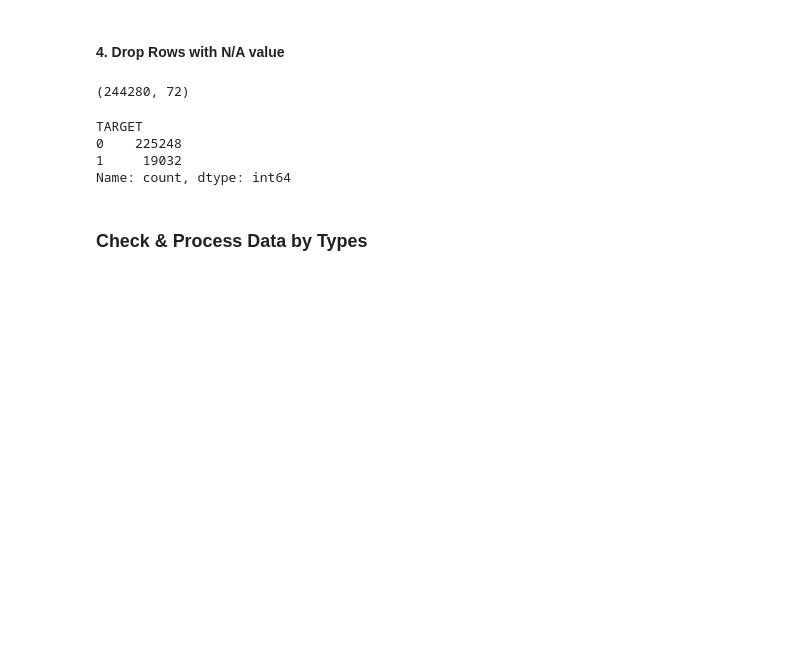
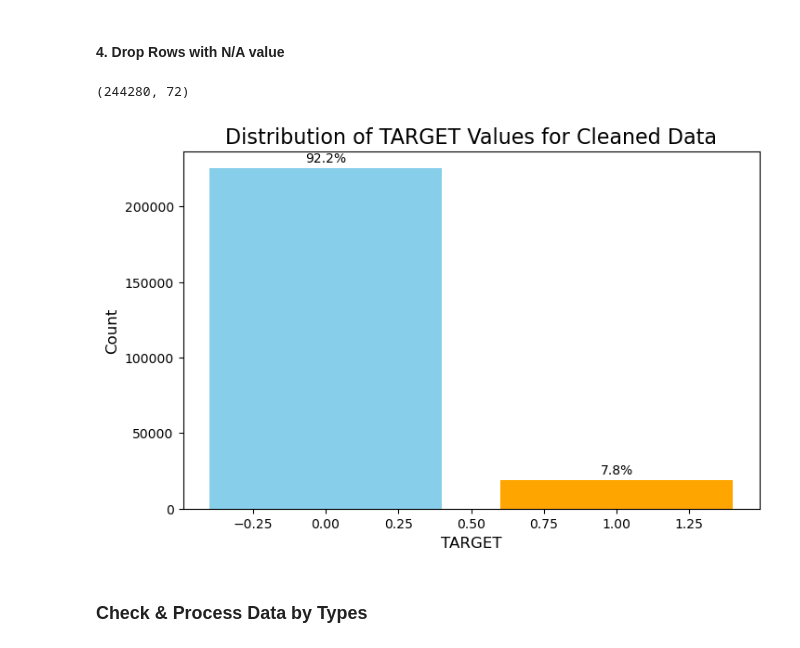
Before and after one commit to wildestdream33/Credit-Risk-Project, a Jupyter notebook: 545_Final_Project.ipynb, the cells around one changed output. Cells and saved outputs as stored; diff of their text form; code cells hidden in the pictures; blank space fills up the shorter version.

```diff
--- a/545_Final_Project.ipynb
+++ b/545_Final_Project.ipynb
@@ -79,13 +117,16 @@ df_application_clean= df_application_clean.dropna()
 df_application_clean.shape
 # %% [output]
 (244280, 72)
-# %%
-df_application_clean['TARGET'].value_counts()
-# %% [output]
-TARGET
-0    225248
-1     19032
-Name: count, dtype: int64
+# %%
+# check target distribution again
+plot_value_counts_with_percentages(
+    data=df_application_clean,
+    column='TARGET',
+    colors=['skyblue', 'orange'],
+    title='Distribution of TARGET Values for Cleaned Data'
+)
+# %% [output]
+[figure, added]
 # %% [markdown]
 ### Check & Process Data by Types
 # %%
```
Also changed, not shown: parts of 12 cells of this notebook.
